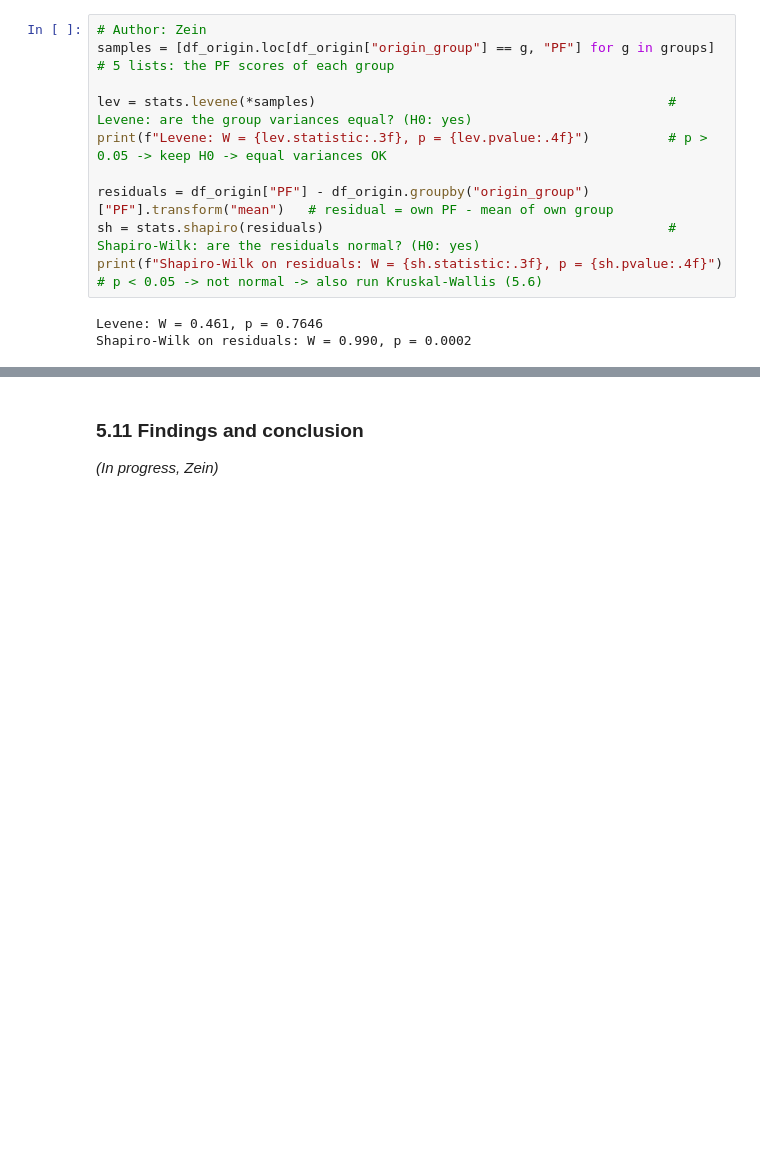
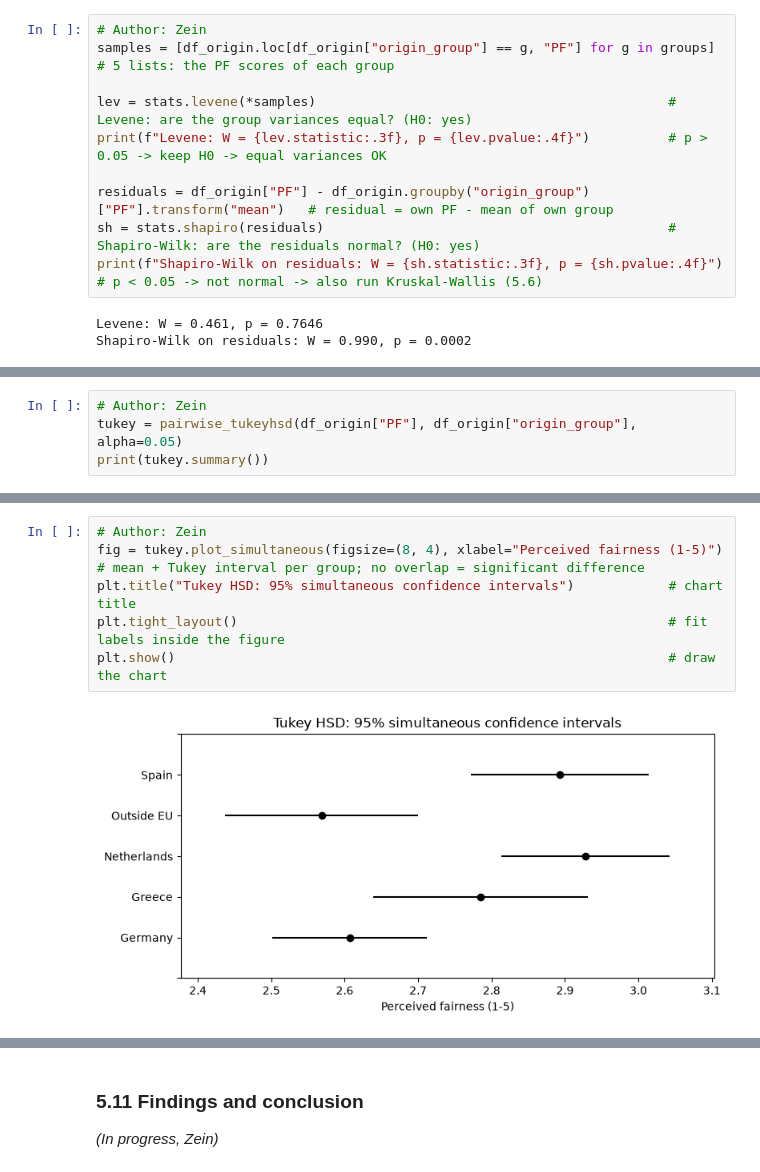
Before and after one commit to sbhmxn5bsq-rgb/Business-Statistics-26-27-Block-1-, a Jupyter notebook: Business_Statistics_Gr_13.ipynb, the cells around one changed output, grey strips where cells are left out. Cells and saved outputs as stored; diff of their text form; blank space fills up the shorter version.

```diff
--- a/Business_Statistics_Gr_13.ipynb
+++ b/Business_Statistics_Gr_13.ipynb
@@ -371,0 +391,4 @@ Shapiro-Wilk on residuals: W = 0.990, p = 0.0002
+# %%
+# Author: Zein
+tukey = pairwise_tukeyhsd(df_origin["PF"], df_origin["origin_group"], alpha=0.05)
+print(tukey.summary())
@@ -371,0 +411,8 @@ Shapiro-Wilk on residuals: W = 0.990, p = 0.0002
+# %%
+# Author: Zein
+fig = tukey.plot_simultaneous(figsize=(8, 4), xlabel="Perceived fairness (1-5)")   # mean + Tukey interval per group; no overlap = significant difference
+plt.title("Tukey HSD: 95% simultaneous confidence intervals")            # chart title
+plt.tight_layout()                                                       # fit labels inside the figure
+plt.show()                                                               # draw the chart
+# %% [output]
+[figure, added]
```
Also changed, not shown: parts of 19 cells of this notebook.
